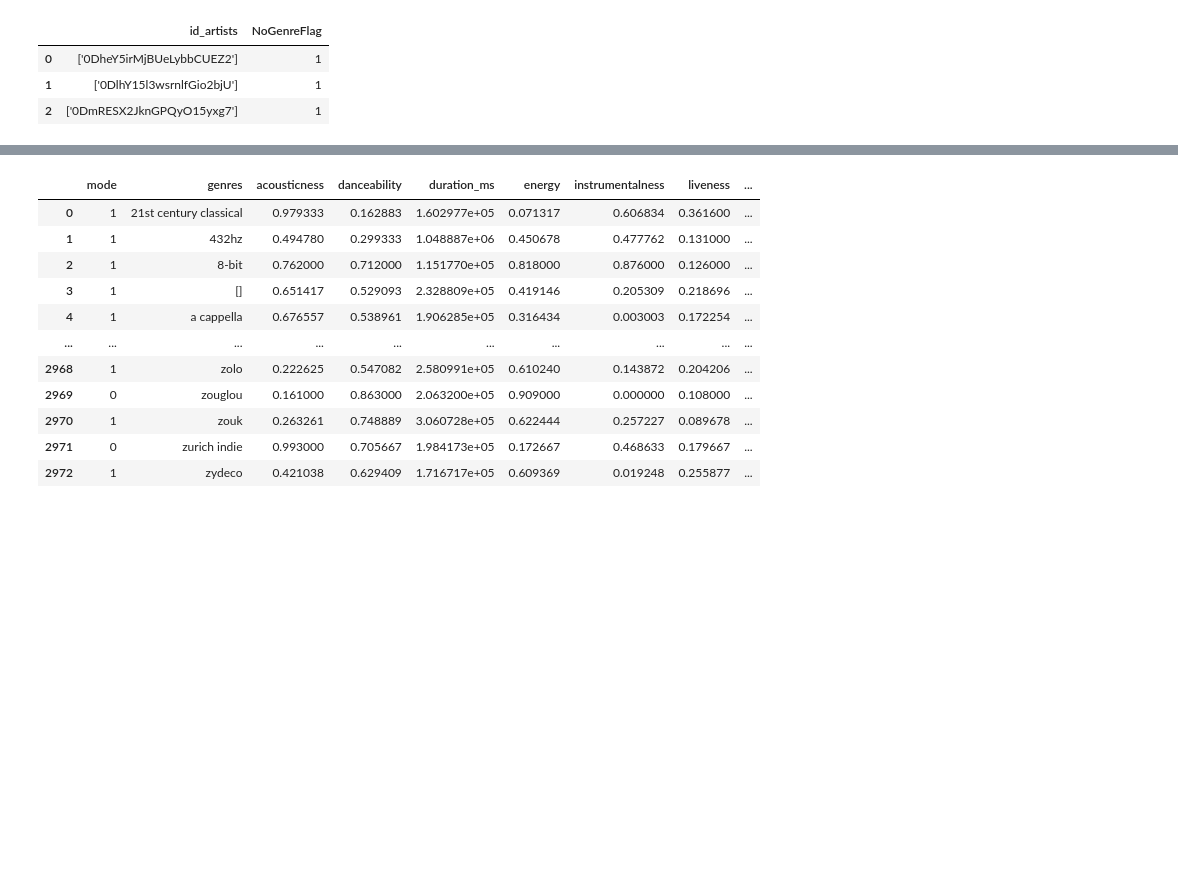
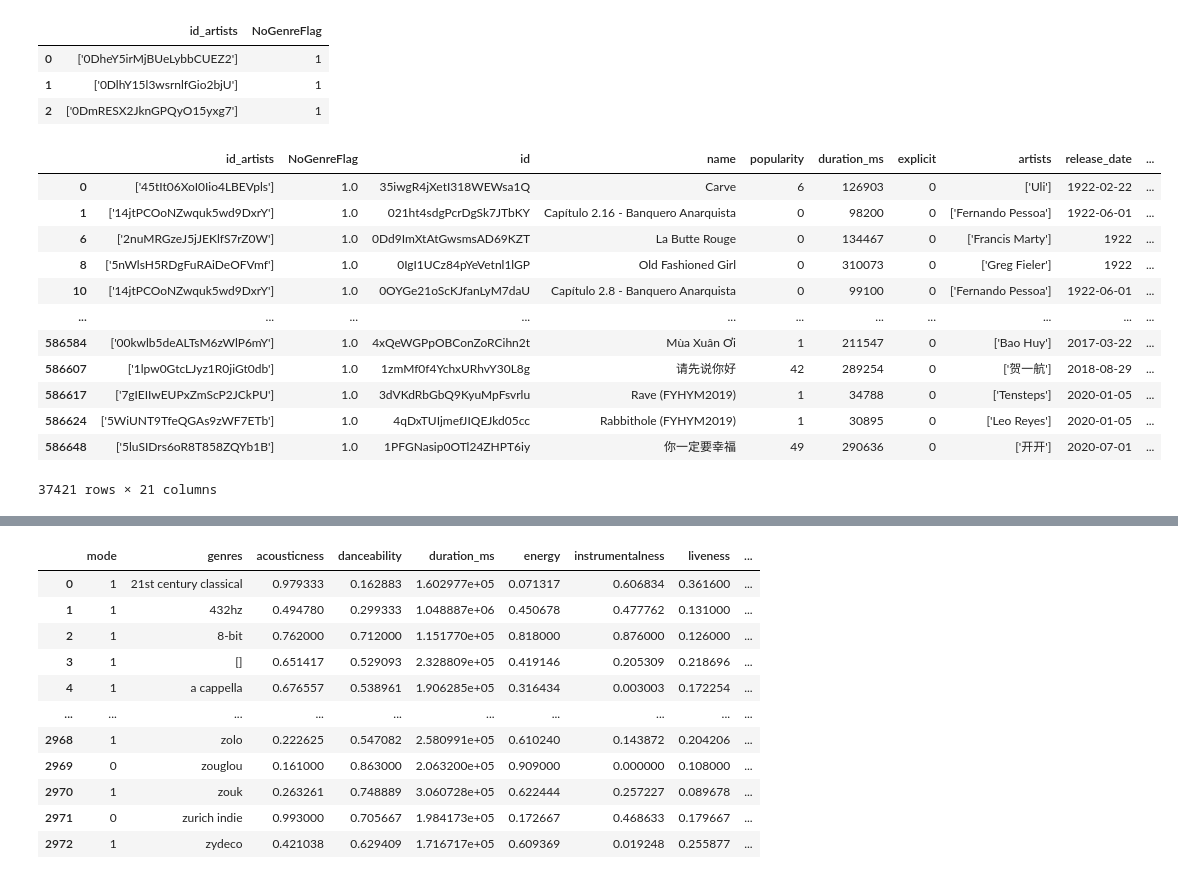
Before and after one commit to sabrinawjo/Music_ML, a Jupyter notebook: Jake/Jake_working.ipynb, the cells around one changed output, grey strips where cells are left out. Cells and saved outputs as stored; diff of their text form; code cells hidden in the pictures; blank space fills up the shorter version.

Commit message:
tracks that need genres assigned, no potential match thru artists

```diff
--- a/Jake/Jake_working.ipynb
+++ b/Jake/Jake_working.ipynb
@@ -52,3 +52,23 @@ See the caveats in the documentation: https://pandas.pydata.org/pandas-docs/stab
 | 0 | ['0DheY5irMjBUeLybbCUEZ2'] | 1 |
 | 1 | ['0DlhY15l3wsrnlfGio2bjU'] | 1 |
 | 2 | ['0DmRESX2JknGPQyO15yxg7'] | 1 |
+# %%
+tracks_genreflags_df = artists_noGenre_df.merge(tracks_df, how='right', on='id_artists')
+tracks_genrePotential = tracks_genreflags_df.loc[tracks_genreflags_df['NoGenreFlag']!=1]
+tracks_NEEDGenre = tracks_genreflags_df.loc[tracks_genreflags_df['NoGenreFlag']==1.0]
+# %%
+tracks_NEEDGenre
+# %% [output]
+|  | id_artists | NoGenreFlag | id | name | popularity | duration_ms | explicit | artists | release_date | ... |
+| 0 | ['45tIt06XoI0Iio4LBEVpls'] | 1.0 | 35iwgR4jXetI318WEWsa1Q | Carve | 6 | 126903 | 0 | ['Uli'] | 1922-02-22 | ... |
+| 1 | ['14jtPCOoNZwquk5wd9DxrY'] | 1.0 | 021ht4sdgPcrDgSk7JTbKY | Capítulo 2.16 - Banquero Anarquista | 0 | 98200 | 0 | ['Fernando Pessoa'] | 1922-06-01 | ... |
+| 6 | ['2nuMRGzeJ5jJEKlfS7rZ0W'] | 1.0 | 0Dd9ImXtAtGwsmsAD69KZT | La Butte Rouge | 0 | 134467 | 0 | ['Francis Marty'] | 1922 | ... |
+| 8 | ['5nWlsH5RDgFuRAiDeOFVmf'] | 1.0 | 0IgI1UCz84pYeVetnl1lGP | Old Fashioned Girl | 0 | 310073 | 0 | ['Greg Fieler'] | 1922 | ... |
+| 10 | ['14jtPCOoNZwquk5wd9DxrY'] | 1.0 | 0OYGe21oScKJfanLyM7daU | Capítulo 2.8 - Banquero Anarquista | 0 | 99100 | 0 | ['Fernando Pessoa'] | 1922-06-01 | ... |
+| ... | ... | ... | ... | ... | ... | ... | ... | ... | ... | ... |
+| 586584 | ['00kwlb5deALTsM6zWlP6mY'] | 1.0 | 4xQeWGPpOBConZoRCihn2t | Mùa Xuân Ơi | 1 | 211547 | 0 | ['Bao Huy'] | 2017-03-22 | ... |
+| 586607 | ['1lpw0GtcLJyz1R0jiGt0db'] | 1.0 | 1zmMf0f4YchxURhvY30L8g | 请先说你好 | 42 | 289254 | 0 | ['贺一航'] | 2018-08-29 | ... |
+| 586617 | ['7gIEIIwEUPxZmScP2JCkPU'] | 1.0 | 3dVKdRbGbQ9KyuMpFsvrlu | Rave (FYHYM2019) | 1 | 34788 | 0 | ['Tensteps'] | 2020-01-05 | ... |
+| 586624 | ['5WiUNT9TfeQGAs9zWF7ETb'] | 1.0 | 4qDxTUIjmefJIQEJkd05cc | Rabbithole (FYHYM2019) | 1 | 30895 | 0 | ['Leo Reyes'] | 2020-01-05 | ... |
+| 586648 | ['5luSIDrs6oR8T858ZQYb1B'] | 1.0 | 1PFGNasip0OTl24ZHPT6iy | 你一定要幸福 | 49 | 290636 | 0 | ['开开'] | 2020-07-01 | ... |
+37421 rows × 21 columns
```
Also changed, not shown: parts of 24 cells of this notebook, 2 other files.
